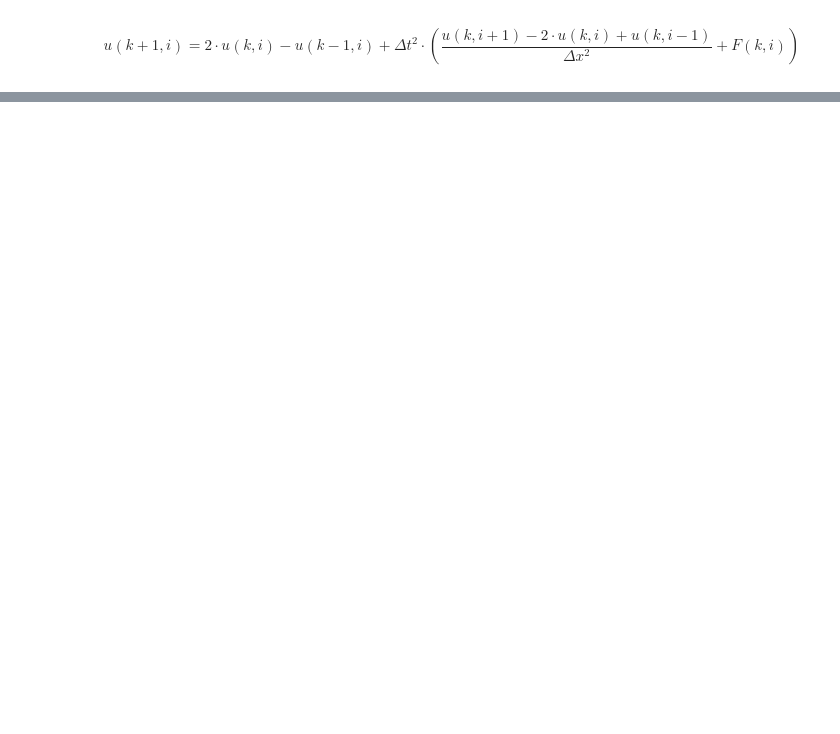
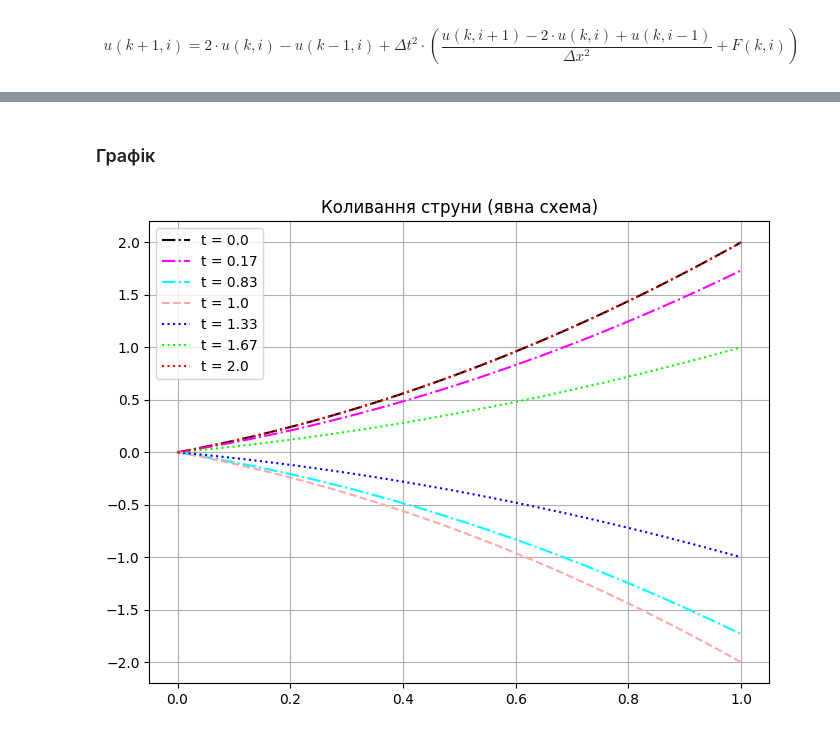
Before and after one commit to KlymentievMaksym/MetOb, a Jupyter notebook: RGR/RGR.ipynb, the cells around one changed output, grey strips where cells are left out. Cells and saved outputs as stored; diff of their text form; code cells hidden in the pictures; blank space fills up the shorter version.

```diff
--- a/RGR/RGR.ipynb
+++ b/RGR/RGR.ipynb
@@ -166 +116,31 @@ MovieWriter ffmpeg unavailable; using Pillow instead.
+# %% [markdown]
+### Графік
+# %%
+fig, ax = plt.subplots(figsize=(8, 6))
+
+start = 0
+middle_start = int(0.5 * nt // 6)
+middle1 = int(2.5 * nt // 6)
+middle2 = 3 * nt // 6
+middle3 = 4 * nt // 6
+middle_end = 5 * nt // 6
+end = nt - 1
+
+indexes_for_error = [start, middle_start, middle1, middle2, middle3, middle_end, end]
+
+ax.plot(x, U[start], "#000000", linestyle="-.", label=f"t = {np.round(t[start], 2)}")[0]
+ax.plot(x, U[middle_start], "#FF00FF", linestyle="-.", label=f"t = {np.round(t[middle_start], 2)}")[0]
+ax.plot(x, U[middle1], "#00FFFF", linestyle="-.", label=f"t = {np.round(t[middle1], 2)}")[0]
+ax.plot(x, U[middle2], "#FFAAAA", linestyle="--", label=f"t = {np.round(t[middle2], 2)}")[0]
+ax.plot(x, U[middle3], "#0000FF", linestyle=":", label=f"t = {np.round(t[middle3], 2)}")[0]
+ax.plot(x, U[middle_end], "#00FF00", linestyle=":", label=f"t = {np.round(t[middle_end], 2)}")[0]
+ax.plot(x, U[end], "#FF0000", linestyle=":", label=f"t = {np.round(t[end], 2)}")[0]
+
+ax.set_title("Коливання струни (явна схема)")
+ax.grid(True)
+ax.legend()
+plt.savefig("./Images/Straight_key_time.png")
+plt.show()
+# %% [output]
+[figure, added]
 # %% [markdown]
```
Also changed, not shown: parts of 26 cells of this notebook, 10 other files.
